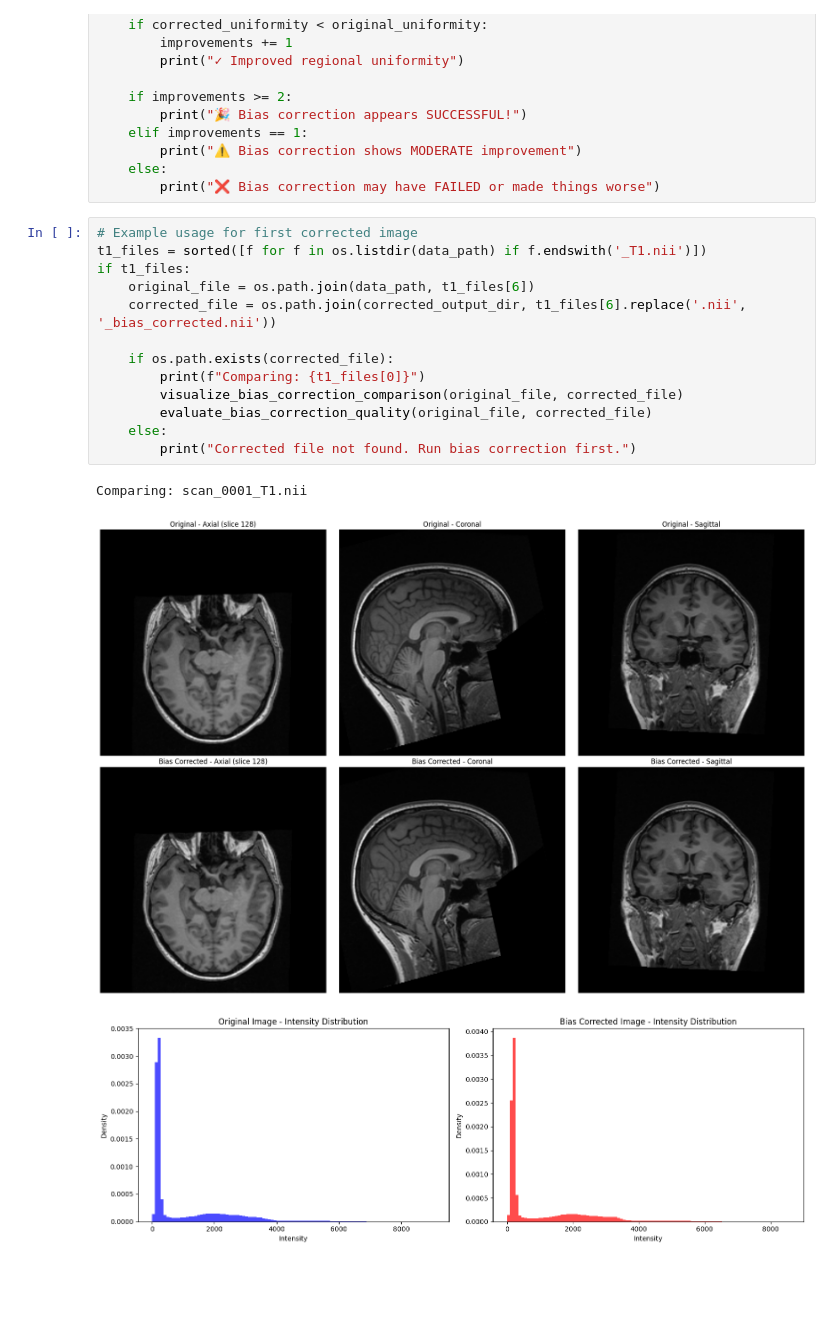
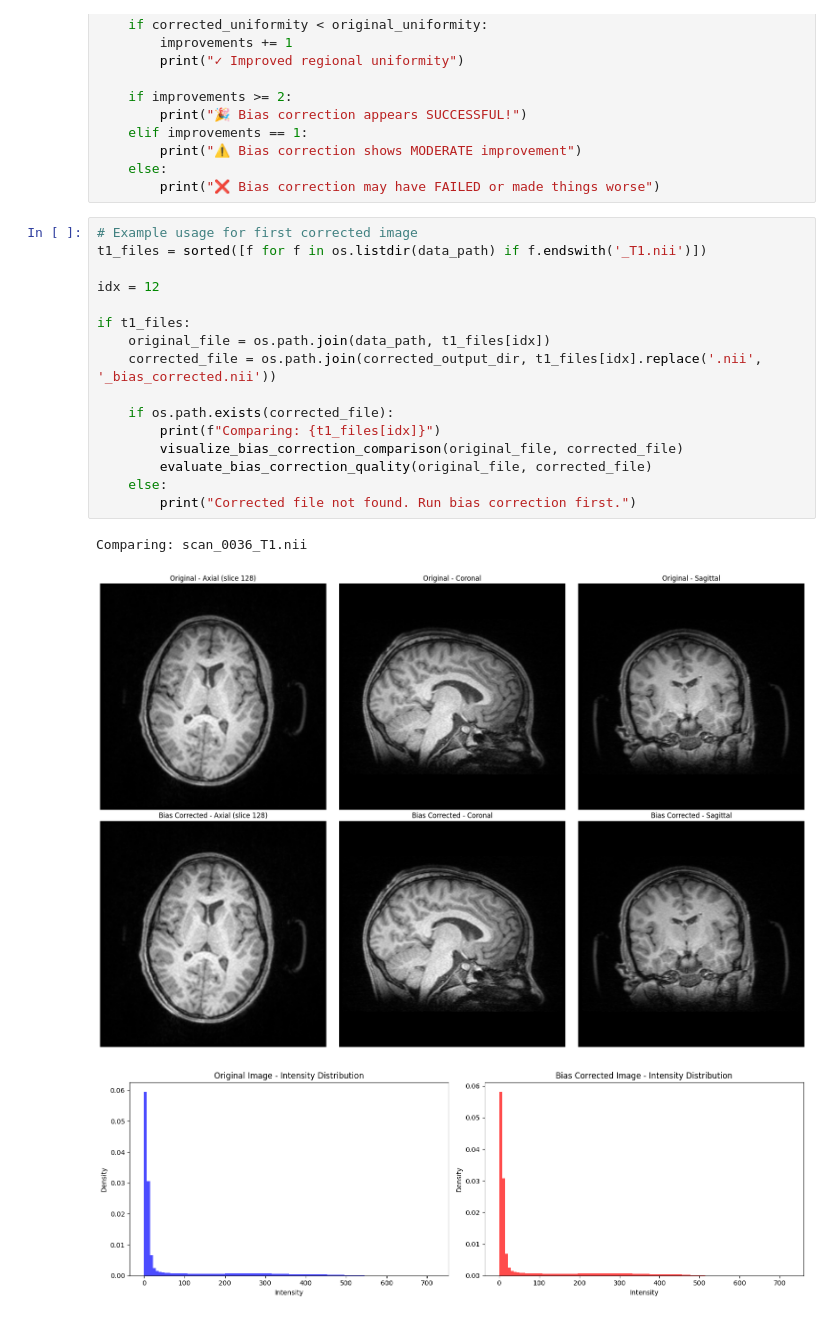
Before and after one commit to shadabtanjeed/tbi-lesion-segmentation, a Jupyter notebook: Notebooks/v2/preprocess_nn_unet.ipynb, the cells around one changed output. Cells and saved outputs as stored; diff of their text form; blank space fills up the shorter version.

```diff
--- a/Notebooks/v2/preprocess_nn_unet.ipynb
+++ b/Notebooks/v2/preprocess_nn_unet.ipynb
@@ -527,19 +530,22 @@ def evaluate_bias_correction_quality(original_path, corrected_path):
 # %%
 # Example usage for first corrected image
 t1_files = sorted([f for f in os.listdir(data_path) if f.endswith('_T1.nii')])
+
+idx = 12
+
 if t1_files:
-    original_file = os.path.join(data_path, t1_files[6])
-    corrected_file = os.path.join(corrected_output_dir, t1_files[6].replace('.nii', '_bias_corrected.nii'))
+    original_file = os.path.join(data_path, t1_files[idx])
+    corrected_file = os.path.join(corrected_output_dir, t1_files[idx].replace('.nii', '_bias_corrected.nii'))
 
     if os.path.exists(corrected_file):
-        print(f"Comparing: {t1_files[0]}")
+        print(f"Comparing: {t1_files[idx]}")
         visualize_bias_correction_comparison(original_file, corrected_file)
         evaluate_bias_correction_quality(original_file, corrected_file)
     else:
         print("Corrected file not found. Run bias correction first.")
 # %% [output]
-Comparing: scan_0001_T1.nii
+Comparing: scan_0036_T1.nii
-[figure, old version]
+[figure, new version]
-[figure, old version]
+[figure, new version]
 === Bias Correction Quality Assessment ===
 Coefficient of Variation (CV):
```
Also changed, not shown: parts of 8 cells of this notebook.
